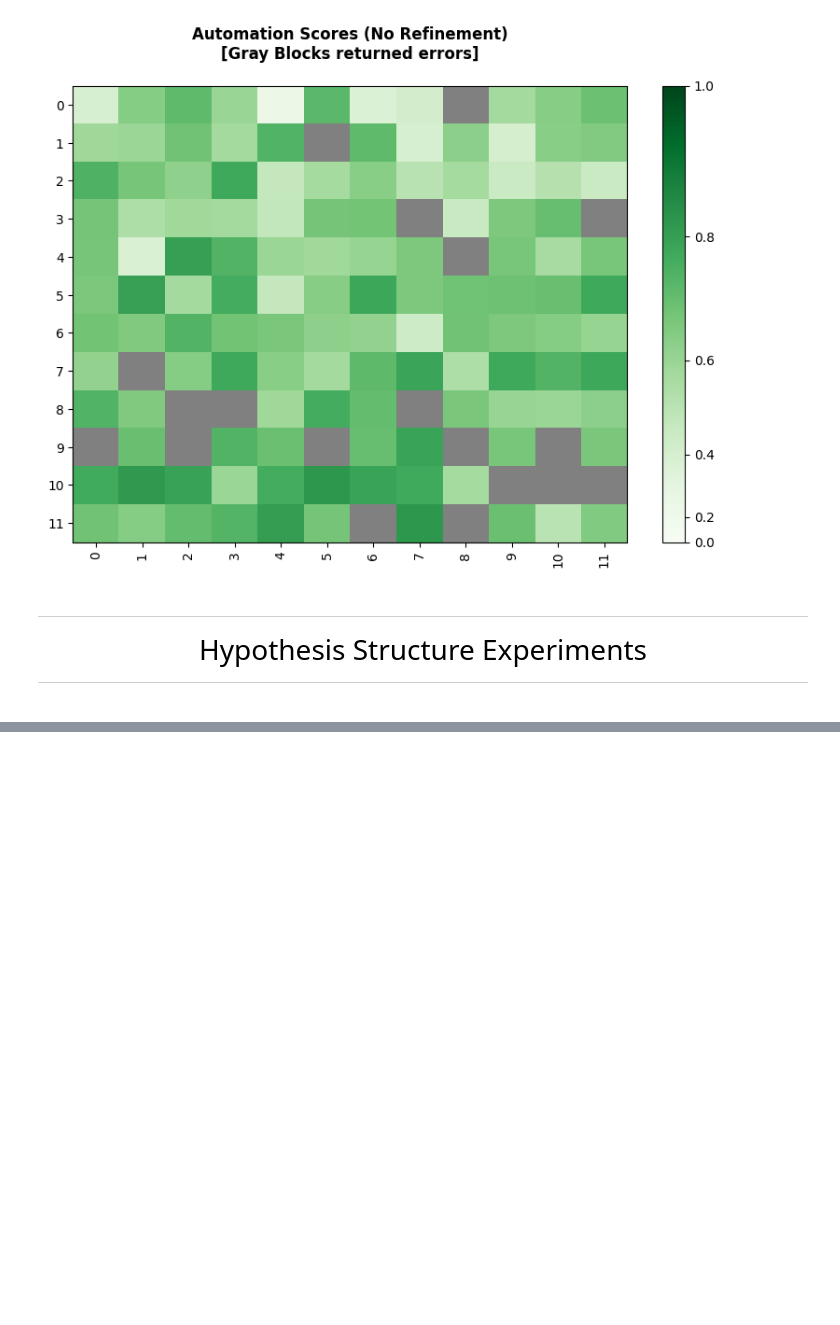
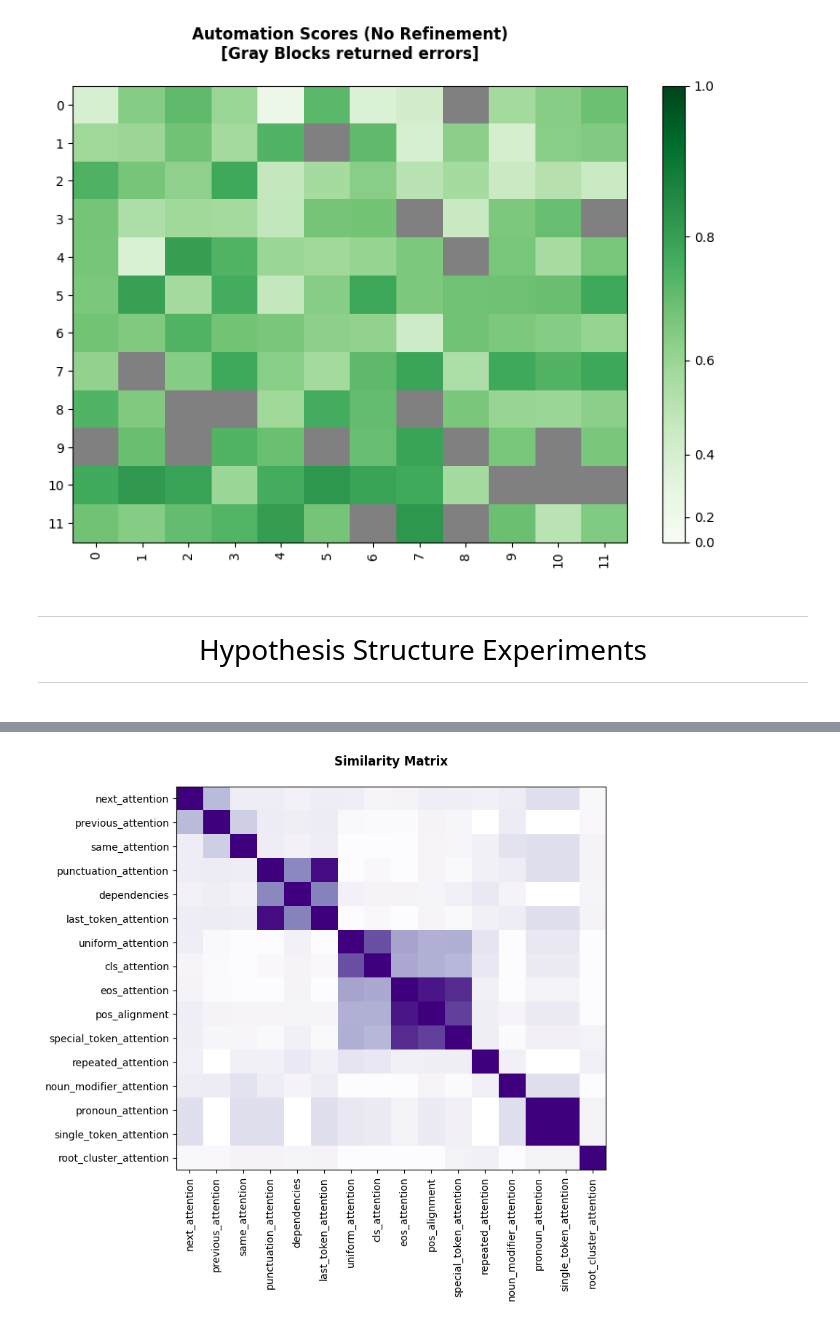
Before and after one commit to AmiriHayes/LLM-Interpretability, a Jupyter notebook: interpretability.ipynb, the cells around one changed output, grey strips where cells are left out. Saved outputs shown, nothing was run; the diff lists cells and outputs as text; code cells hidden in the pictures; blank space fills up the shorter version.

```diff
--- a/interpretability.ipynb
+++ b/interpretability.ipynb
@@ -1179,7 +1197,11 @@ plt.show()
 import networkx as nx
 from programs import *
 
-programs = [next_attention, previous_attention, same_attention, punctuation_attention, dependencies, last_token_attention, uniform_attention, cls_attention, eos_attention, pos_alignment]
+programs = [next_attention, previous_attention, same_attention, punctuation_attention, dependencies,
+            last_token_attention, uniform_attention, cls_attention, eos_attention, pos_alignment,
+            special_token_attention, repeated_attention, noun_modifier_attention, pronoun_attention,
+            single_token_attention, root_cluster_attention]
+
 sentence_data = sentences[:25]
 tokenizer = AutoTokenizer.from_pretrained("bert-base-uncased")
 
@@ -1294,0 +1326,17 @@ Group 5: ['cls_attention']
+# %%
+name_to_idx = {fn.__name__: i for i, fn in enumerate(programs)}
+new_order = [name_to_idx[name] for group in groups for name in group]
+S_grouped = S[np.ix_(new_order, new_order)]
+colors = "Purples_r"
+fig, ax = plt.subplots(1, 1, figsize=(8,8))
+im2 = ax.imshow(S_grouped, cmap=colors, aspect='auto')
+# ax.set_axis_off()
+ax.set_xticks(range(len(programs)))
+ax.set_yticks(range(len(programs)))
+ax.set_xticklabels([p.__name__ for p in programs], rotation=90)
+ax.set_yticklabels([p.__name__ for p in programs])
+plt.tight_layout(rect=[0, 0.03, 1, 0.95])
+plt.title("Similarity Matrix\n", weight='bold')
+plt.show()
+# %% [output]
+[figure, new version]
```
Also changed, not shown: parts of 11 cells of this notebook.
